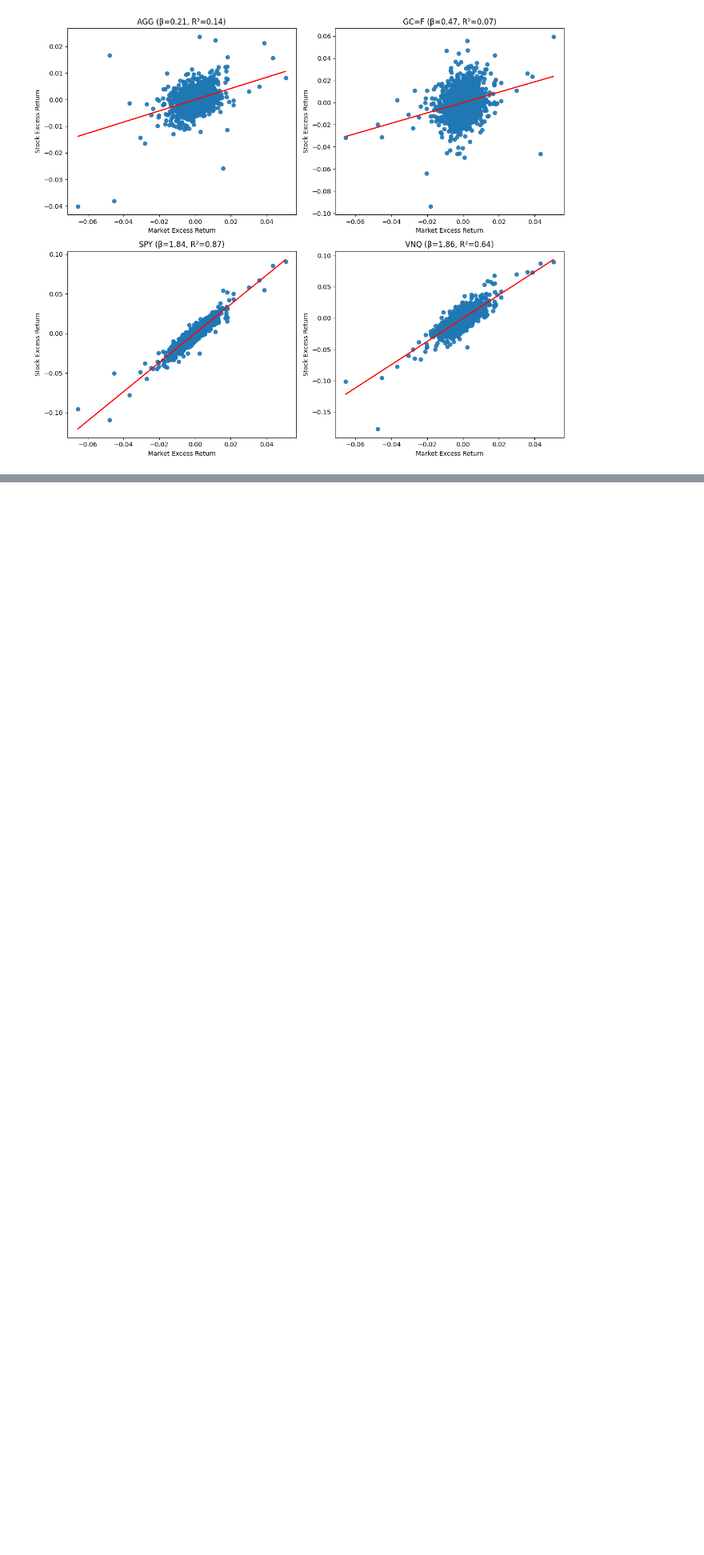
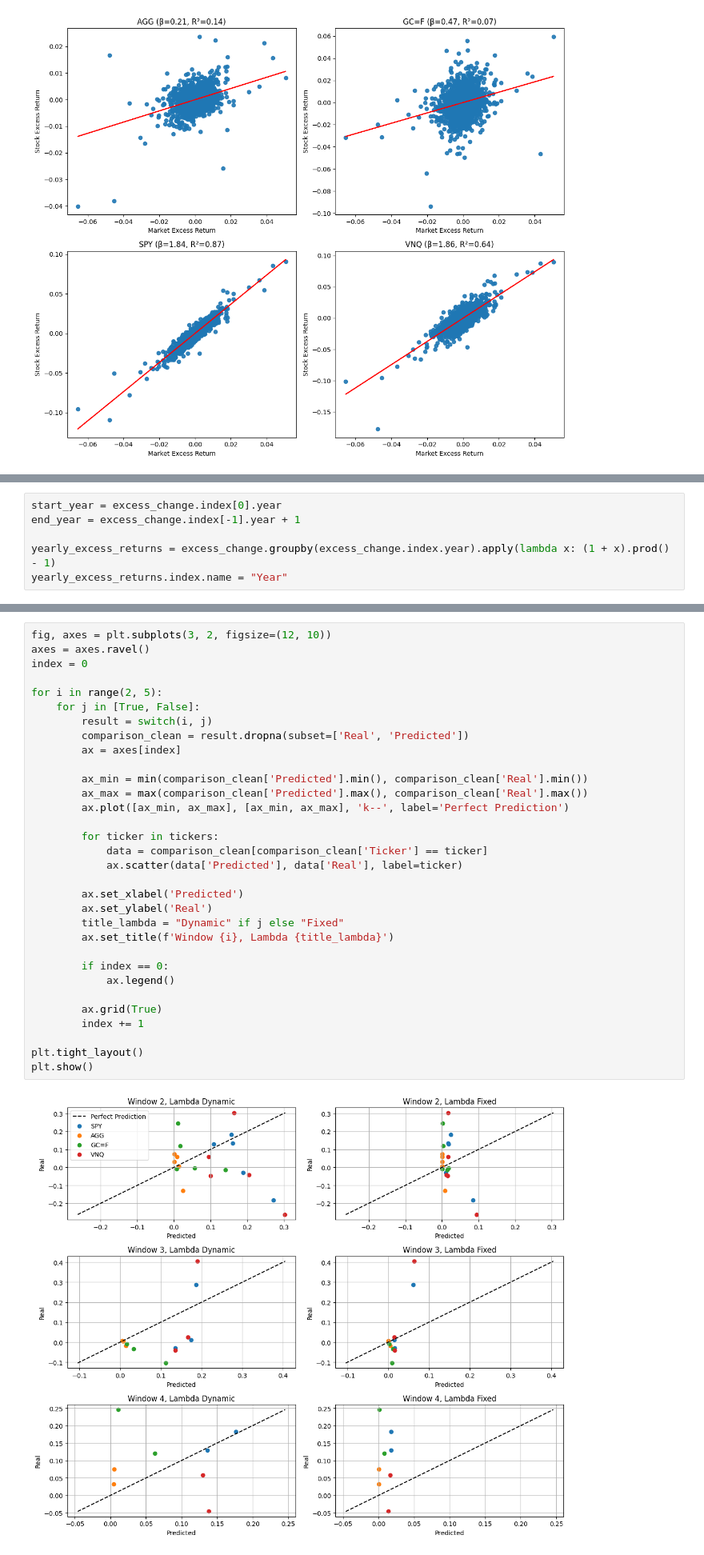
Before and after one commit to evucelic/EQ-Performance-Backtesting, a Jupyter notebook: project.ipynb, the cells around one changed output, grey strips where cells are left out. Shown at 80% size. Saved outputs shown, nothing was run; the diff lists cells and outputs as text; blank space fills up the shorter version.

Commit message:
plot predicted vs real returns

```diff
--- a/project.ipynb
+++ b/project.ipynb
@@ -504,0 +287,6 @@ CAPM_expected_return_daily
+# %%
+start_year = excess_change.index[0].year
+end_year = excess_change.index[-1].year + 1
+
+yearly_excess_returns = excess_change.groupby(excess_change.index.year).apply(lambda x: (1 + x).prod() - 1)
+yearly_excess_returns.index.name = "Year"
@@ -504,0 +339,34 @@ CAPM_expected_return_daily
+# %%
+fig, axes = plt.subplots(3, 2, figsize=(12, 10))
+axes = axes.ravel()
+index = 0
+
+for i in range(2, 5):
+    for j in [True, False]:
+        result = switch(i, j)
+        comparison_clean = result.dropna(subset=['Real', 'Predicted'])
+        ax = axes[index]
+
+        ax_min = min(comparison_clean['Predicted'].min(), comparison_clean['Real'].min())
+        ax_max = max(comparison_clean['Predicted'].max(), comparison_clean['Real'].max())
+        ax.plot([ax_min, ax_max], [ax_min, ax_max], 'k--', label='Perfect Prediction')
+
+        for ticker in tickers:
+            data = comparison_clean[comparison_clean['Ticker'] == ticker]
+            ax.scatter(data['Predicted'], data['Real'], label=ticker)
+
+        ax.set_xlabel('Predicted')
+        ax.set_ylabel('Real')
+        title_lambda = "Dynamic" if j else "Fixed"
+        ax.set_title(f'Window {i}, Lambda {title_lambda}')
+
+        if index == 0:
+            ax.legend()
+
+        ax.grid(True)
+        index += 1
+
+plt.tight_layout()
+plt.show()
+# %% [output]
+[figure, added]
```
Also changed, not shown: parts of 14 cells of this notebook.
